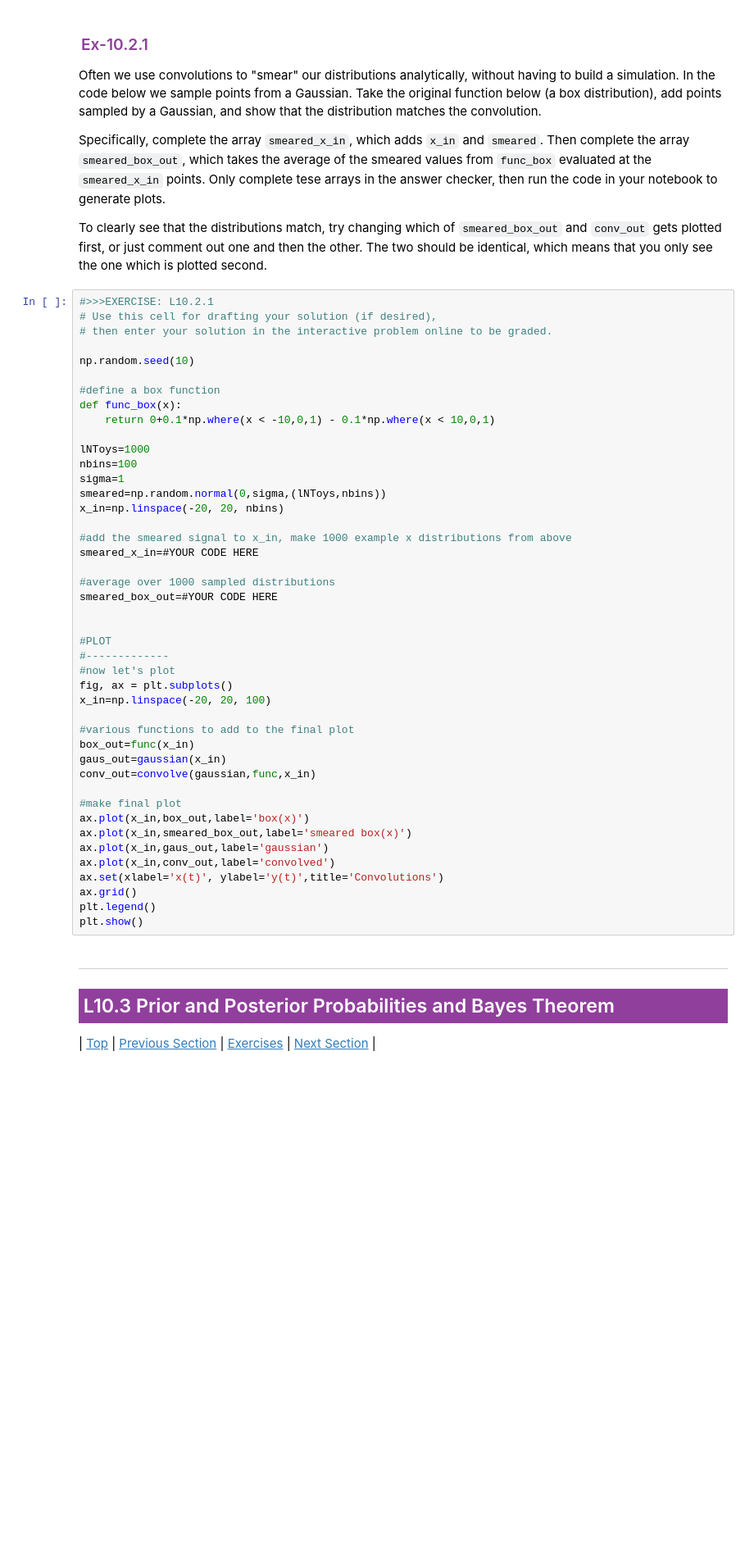
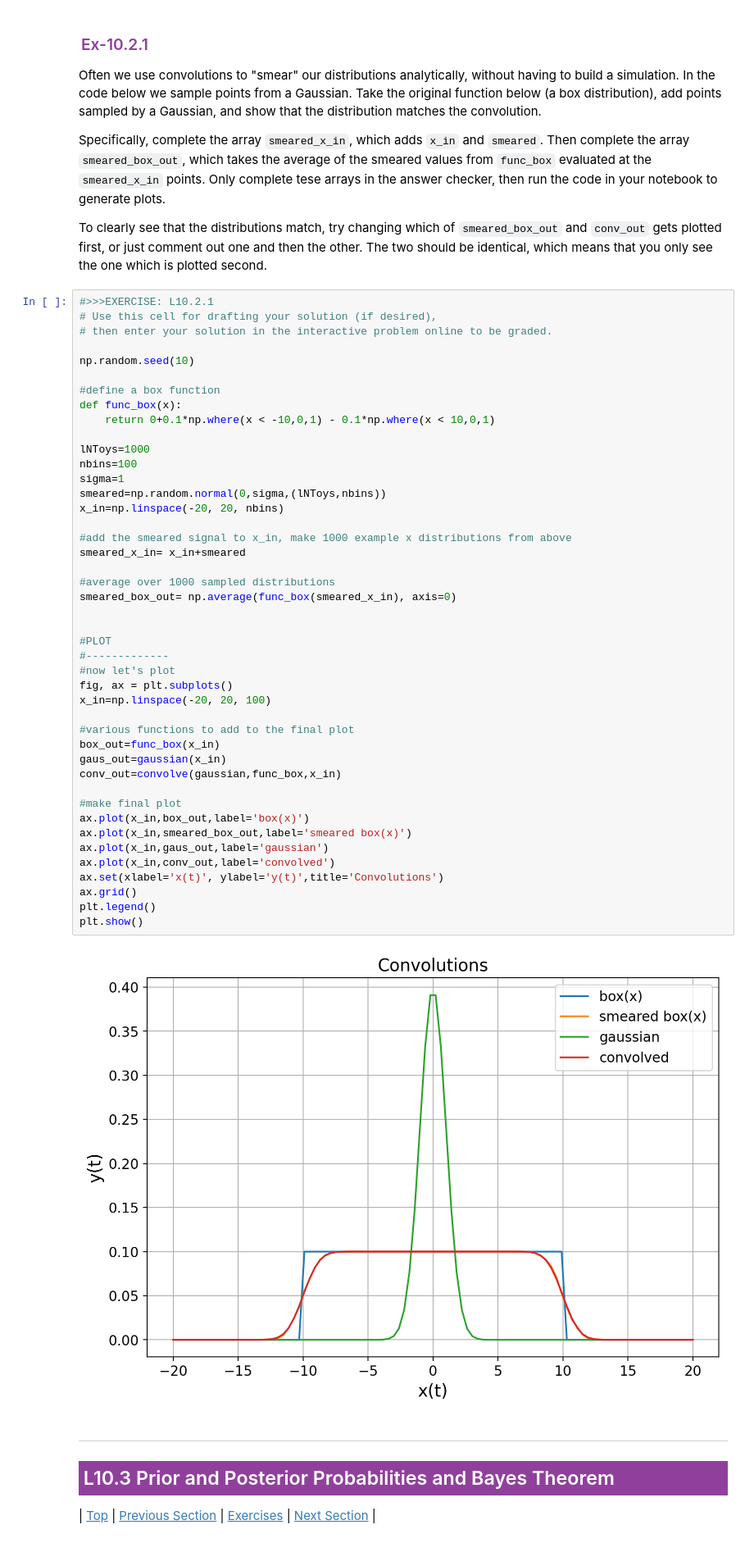
Before and after one commit to a-eghrari/nb_LEARNER, a Jupyter notebook: 8S50x_L10.ipynb, the cells around one changed output. Shown at 82% size. Drawn from its saved outputs; the diff is of its cells as text; blank space fills up the shorter version.

```diff
--- a/8S50x_L10.ipynb
+++ b/8S50x_L10.ipynb
@@ -368,37 +374,39 @@ def func_box(x):
 
 lNToys=1000
 nbins=100
 sigma=1
 smeared=np.random.normal(0,sigma,(lNToys,nbins))
 x_in=np.linspace(-20, 20, nbins)
 
 #add the smeared signal to x_in, make 1000 example x distributions from above
-smeared_x_in=#YOUR CODE HERE
+smeared_x_in= x_in+smeared
 
 #average over 1000 sampled distributions
-smeared_box_out=#YOUR CODE HERE
+smeared_box_out= np.average(func_box(smeared_x_in), axis=0)
 
 
 #PLOT
 #-------------
 #now let's plot
 fig, ax = plt.subplots()
 x_in=np.linspace(-20, 20, 100)
 
 #various functions to add to the final plot
-box_out=func(x_in)
+box_out=func_box(x_in)
 gaus_out=gaussian(x_in)
-conv_out=convolve(gaussian,func,x_in)
+conv_out=convolve(gaussian,func_box,x_in)
 
 #make final plot
 ax.plot(x_in,box_out,label='box(x)')
 ax.plot(x_in,smeared_box_out,label='smeared box(x)')
 ax.plot(x_in,gaus_out,label='gaussian')
 ax.plot(x_in,conv_out,label='convolved')
 ax.set(xlabel='x(t)', ylabel='y(t)',title='Convolutions')
 ax.grid()
 plt.legend()
 plt.show()
+# %% [output]
+[figure, added]
 # %% [markdown]
 <a name='section_10_3'></a>
 <hr style="height: 1px;">
```
Also changed, not shown: parts of 19 cells of this notebook.
